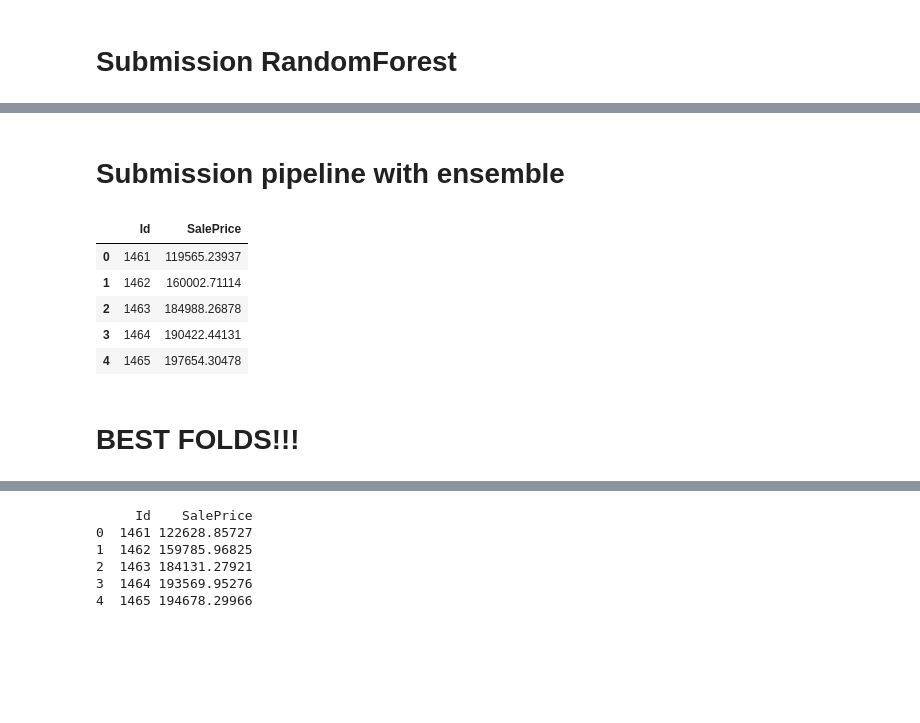
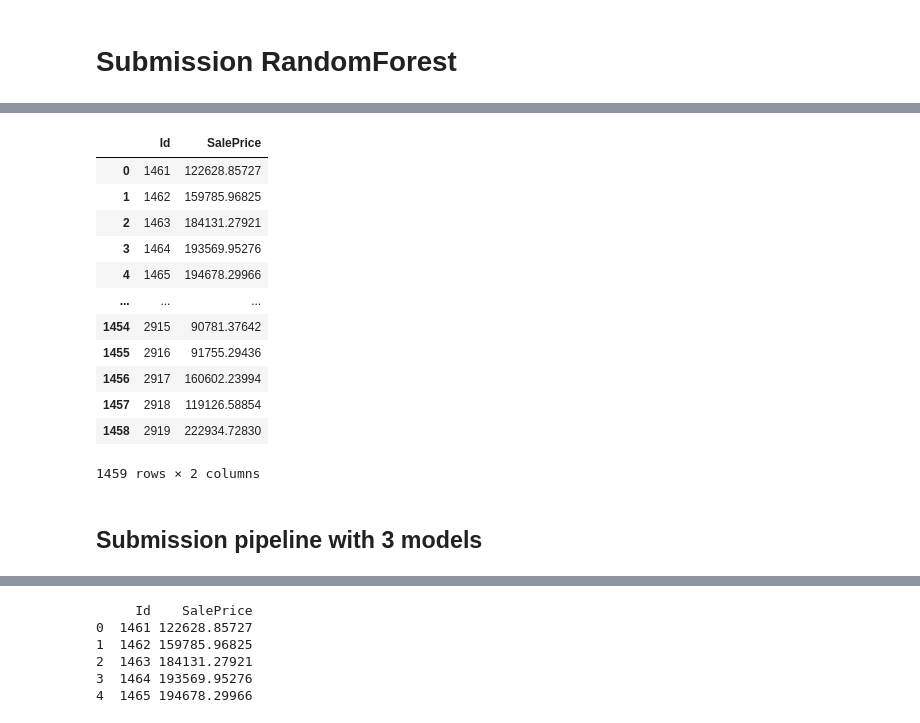
Before and after one commit to A01750658/retoCasas, a Jupyter notebook: notebooks/final.ipynb, the cells around one changed output, grey strips where cells are left out. Cells and saved outputs as stored; diff of their text form; code cells hidden in the pictures; blank space fills up the shorter version.

```diff
--- a/notebooks/final.ipynb
+++ b/notebooks/final.ipynb
@@ -459,45 +451,20 @@ df_submission
 1459 rows × 2 columns
+# %%
+df_submission
+# %% [output]
+|  | Id | SalePrice |
+| 0 | 1461 | 122628.85727 |
+| 1 | 1462 | 159785.96825 |
+| 2 | 1463 | 184131.27921 |
+| 3 | 1464 | 193569.95276 |
+| 4 | 1465 | 194678.29966 |
+| ... | ... | ... |
+| 1454 | 2915 | 90781.37642 |
+| 1455 | 2916 | 91755.29436 |
+| 1456 | 2917 | 160602.23994 |
+| 1457 | 2918 | 119126.58854 |
+| 1458 | 2919 | 222934.72830 |
+1459 rows × 2 columns
 # %% [markdown]
-# Submission pipeline with ensemble
+## Submission pipeline with 3 models
-# %%
-df_submission = pd.read_csv(test_data, index_col="Id")
-
-def make_features(df):
-    df = add_engineered_features(df)
-    df = fill_domain_na(df)
-    df = map_ordinal_categories(df)
-    return df
-
-X_submit_fe = make_features(df_submission.copy())
-
-X_submit_fe = X_submit_fe.assign(Id=X_submit_fe.index)
-
-pred_lasso = pipe_lasso.predict(X_submit_fe)
-pred_rf    = pipe_rf.predict(X_submit_fe)
-pred_lgbm  = pipe_lgbm.predict(X_submit_fe)
-
-y_pred_submission = (pred_lasso + pred_rf + pred_lgbm) / 3
-
-y_pred_submission = np.expm1(y_pred_submission)
-
-submission = pd.DataFrame({
-    "Id": df_submission.index,
-    "SalePrice": y_pred_submission
-})
-submission.to_csv("submission.csv", index=False)
-
-submission_alt = submission.copy()
-submission_alt["Id"] = submission_alt["Id"].astype(int)
-submission_alt.to_csv("../data/submission.csv", index=False)
-
-submission.head()
-# %% [output]
-|  | Id | SalePrice |
-| 0 | 1461 | 119565.23937 |
-| 1 | 1462 | 160002.71114 |
-| 2 | 1463 | 184988.26878 |
-| 3 | 1464 | 190422.44131 |
-| 4 | 1465 | 197654.30478 |
-# %% [markdown]
-# BEST FOLDS!!!
 # %%
```
Also changed, not shown: parts of 12 cells of this notebook, 8 other files.
